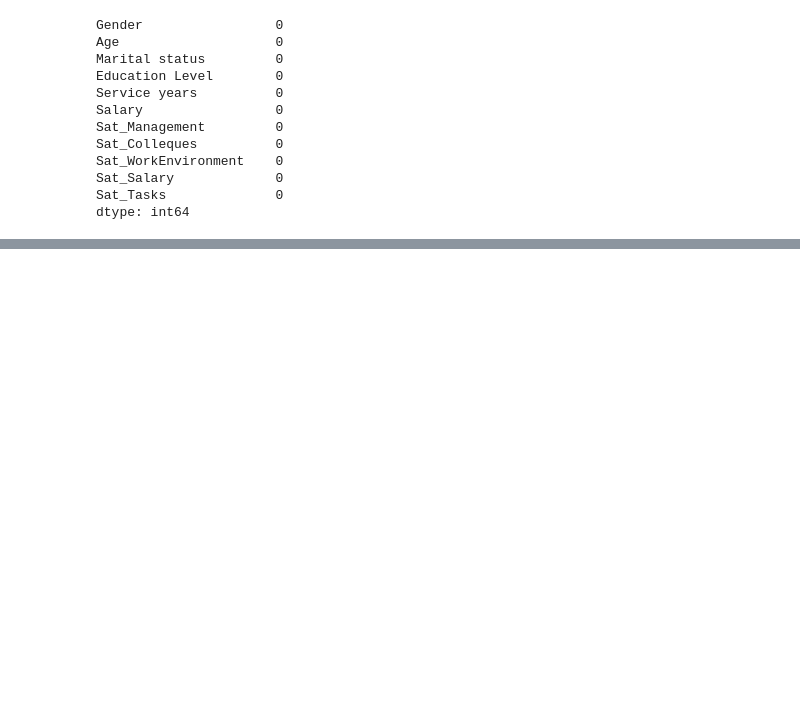
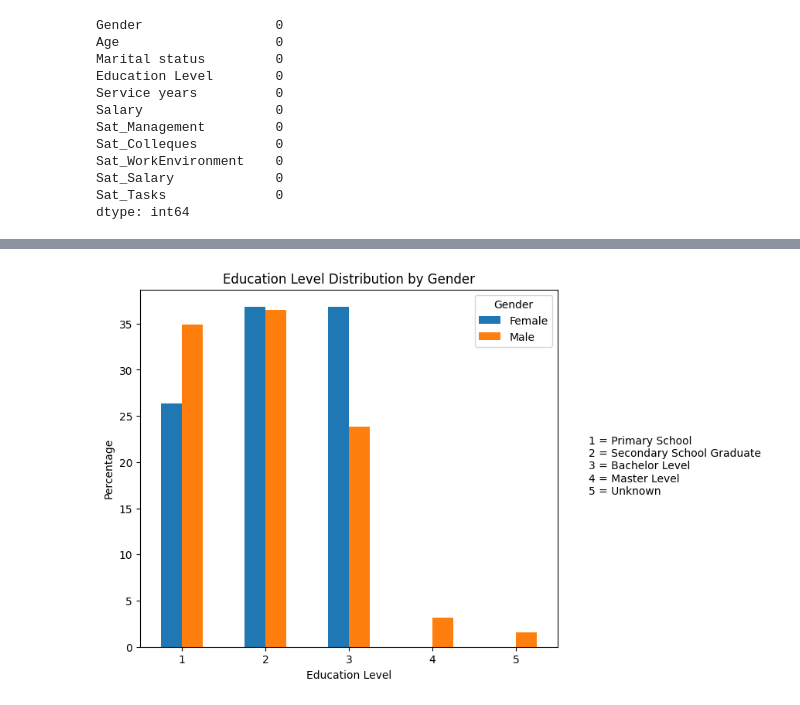
Before and after one commit to yayomithakshila/Data-Processing-with-Python-Project, a Jupyter notebook: Analyzing_WorkPlaceSatisfactionSurveyData.ipynb, the cells around one changed output, grey strips where cells are left out. Drawn from its saved outputs; the diff is of its cells as text; code cells hidden in the pictures; blank space fills up the shorter version.

```diff
--- a/Analyzing_WorkPlaceSatisfactionSurveyData.ipynb
+++ b/Analyzing_WorkPlaceSatisfactionSurveyData.ipynb
@@ -267,0 +288,17 @@ dtype: int64
+# %%
+# Replace numeric values with actual names for 'Gender' column
+df['Gender'] = df['Gender'].replace({1: 'Male', 2: 'Female'})
+
+# Replace numeric values with actual names for 'Education Level' column
+df['Education Level'] = df['Education Level'].replace({
+    1: 'Primary School',
+    2: 'Secondary School Graduate',
+    3: 'Bachelor Level',
+    4: 'Master Level'
+})
+
+# Re-run the crosstab to explore the relationship between 'Education Level' and 'Gender'
+crosstab_result = pd.crosstab(df['Education Level'], df['Gender'], normalize='columns') * 100
+
+# Display the updated crosstab
+print(crosstab_result)
@@ -267,0 +313,47 @@ dtype: int64
+# %%
+import matplotlib.pyplot as plt
+
+# Map the 'Education Level' to numbers for clearer x-axis labels
+education_mapping = {
+    'Primary School': 1,
+    'Secondary School Graduate': 2,
+    'Bachelor Level': 3,
+    'Master Level': 4,
+    'Unknown': 5  # If you have an 'Unknown' category
+}
+
+# Replace 'Education Level' with corresponding numbers in the DataFrame
+df['Education Level'] = df['Education Level'].replace(education_mapping)
+
+# Create the crosstab with the new numeric 'Education Level'
+crosstab_result = pd.crosstab(df['Education Level'], df['Gender'], normalize='columns') * 100
+
+# Plot the bar chart with numeric education levels on the x-axis
+crosstab_result.plot(kind='bar', figsize=(8, 6))
+
+# Add labels and title
+plt.title('Education Level Distribution by Gender')
+plt.xlabel('Education Level')
+plt.ylabel('Percentage')
+plt.xticks(rotation=0)  # Keep x-axis labels horizontal
+plt.legend(title='Gender')
+
+# Add a text box to explain what the numbers mean
+education_labels = """
+1 = Primary School
+2 = Secondary School Graduate
+3 = Bachelor Level
+4 = Master Level
+5 = Unknown
+"""
+
+# Display the text box on the side of the plot
+plt.gcf().text(0.85, 0.5, education_labels, fontsize=10, verticalalignment='center')
+
+# Adjust layout so text box doesn't overlap with the plot
+plt.subplots_adjust(right=0.8)
+
+# Show the bar chart
+plt.show()
+# %% [output]
+[figure, added]
```
Also changed, not shown: parts of 14 cells of this notebook, 1 other file.
